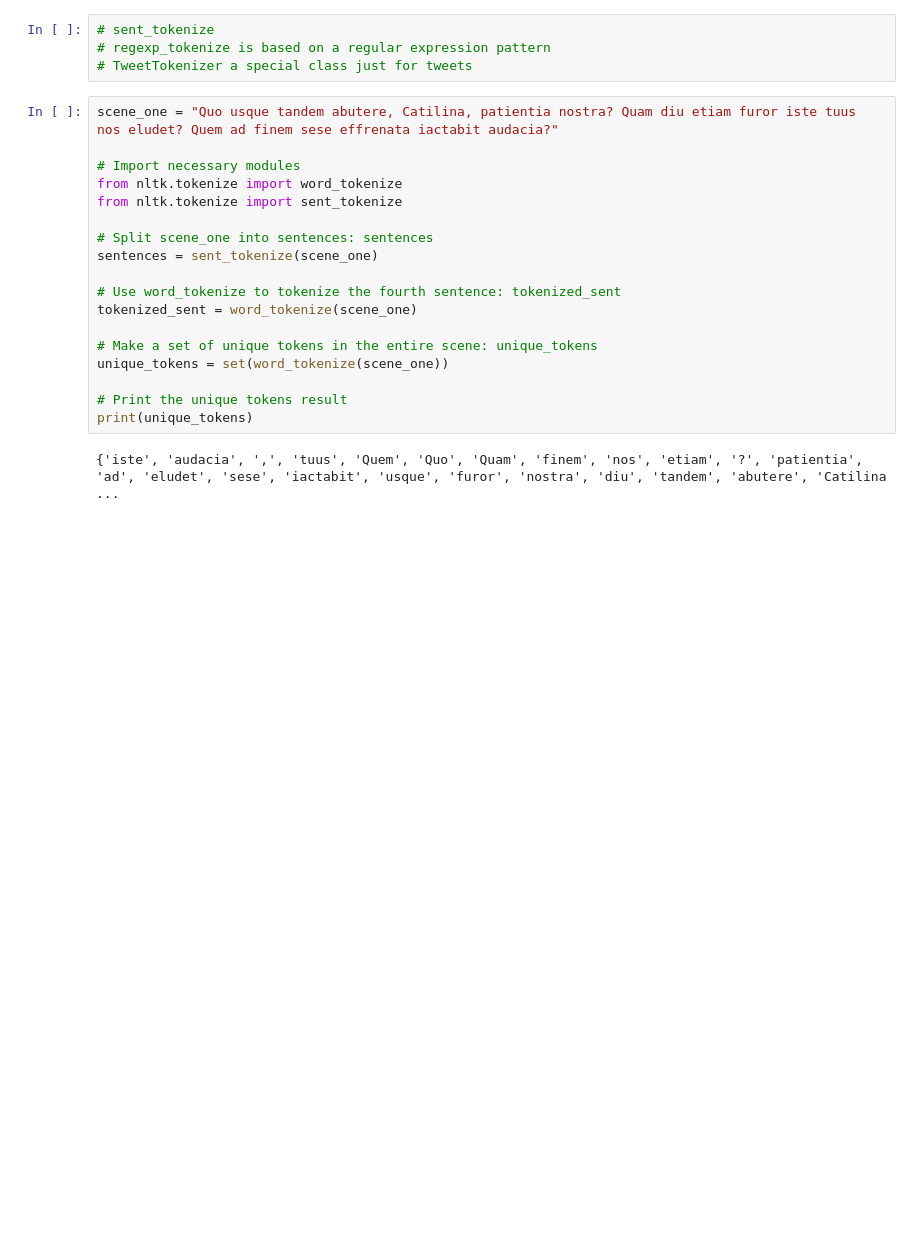
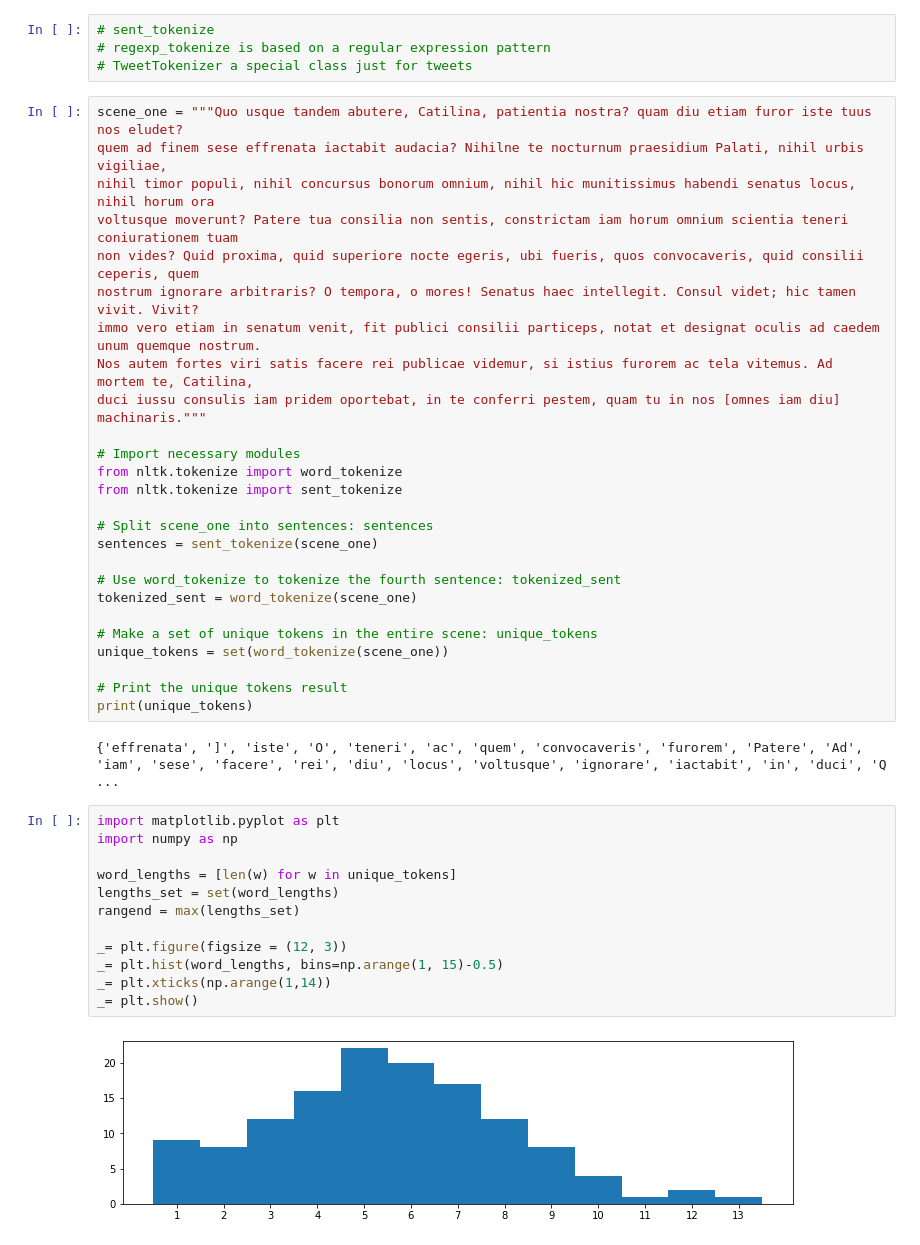
Before and after one commit to VRBlaise/HW, a Jupyter notebook: WEEK20/NLP.ipynb, the cells around one changed output. Drawn from its saved outputs; the diff is of its cells as text; blank space fills up the shorter version.

```diff
--- a/WEEK20/NLP.ipynb
+++ b/WEEK20/NLP.ipynb
@@ -98,7 +125,15 @@ word_tokenize('Hi there!')
 # regexp_tokenize is based on a regular expression pattern
 # TweetTokenizer a special class just for tweets
 # %%
-scene_one = "Quo usque tandem abutere, Catilina, patientia nostra? Quam diu etiam furor iste tuus nos eludet? Quem ad finem sese effrenata iactabit audacia?"
+scene_one = """Quo usque tandem abutere, Catilina, patientia nostra? quam diu etiam furor iste tuus nos eludet?
+quem ad finem sese effrenata iactabit audacia? Nihilne te nocturnum praesidium Palati, nihil urbis vigiliae,
+nihil timor populi, nihil concursus bonorum omnium, nihil hic munitissimus habendi senatus locus, nihil horum ora
+voltusque moverunt? Patere tua consilia non sentis, constrictam iam horum omnium scientia teneri coniurationem tuam
+non vides? Quid proxima, quid superiore nocte egeris, ubi fueris, quos convocaveris, quid consilii ceperis, quem
+nostrum ignorare arbitraris? O tempora, o mores! Senatus haec intellegit. Consul videt; hic tamen vivit. Vivit?
+immo vero etiam in senatum venit, fit publici consilii particeps, notat et designat oculis ad caedem unum quemque nostrum.
+Nos autem fortes viri satis facere rei publicae videmur, si istius furorem ac tela vitemus. Ad mortem te, Catilina,
+duci iussu consulis iam pridem oportebat, in te conferri pestem, quam tu in nos [omnes iam diu] machinaris."""
 
 # Import necessary modules
 from nltk.tokenize import word_tokenize
@@ -116,4 +151,18 @@ unique_tokens = set(word_tokenize(scene_one))
 # Print the unique tokens result
 print(unique_tokens)
 # %% [output]
-{'iste', 'audacia', ',', 'tuus', 'Quem', 'Quo', 'Quam', 'finem', 'nos', 'etiam', '?', 'patientia', 'ad', 'eludet', 'sese', 'iactabit', 'usque', 'furor', 'nostra', 'diu', 'tandem', 'abutere', 'Catilina ...
+{'effrenata', ']', 'iste', 'O', 'teneri', 'ac', 'quem', 'convocaveris', 'furorem', 'Patere', 'Ad', 'iam', 'sese', 'facere', 'rei', 'diu', 'locus', 'voltusque', 'ignorare', 'iactabit', 'in', 'duci', 'Q ...
+# %%
+import matplotlib.pyplot as plt
+import numpy as np
+
+word_lengths = [len(w) for w in unique_tokens]
+lengths_set = set(word_lengths)
+rangend = max(lengths_set)
+
+_= plt.figure(figsize = (12, 3))
+_= plt.hist(word_lengths, bins=np.arange(1, 15)-0.5)
+_= plt.xticks(np.arange(1,14))
+_= plt.show()
+# %% [output]
+[figure, added]
```
Also changed, not shown: parts of 66 cells of this notebook, 8 other files.
